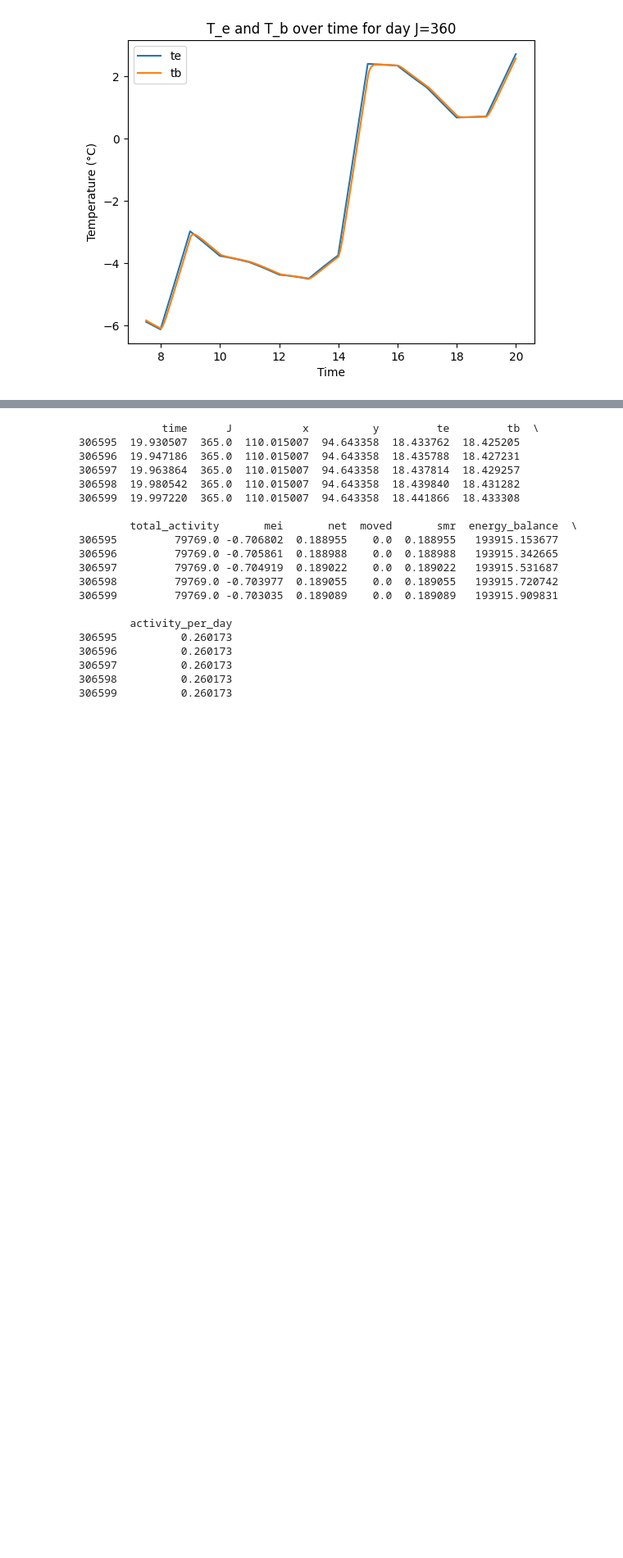
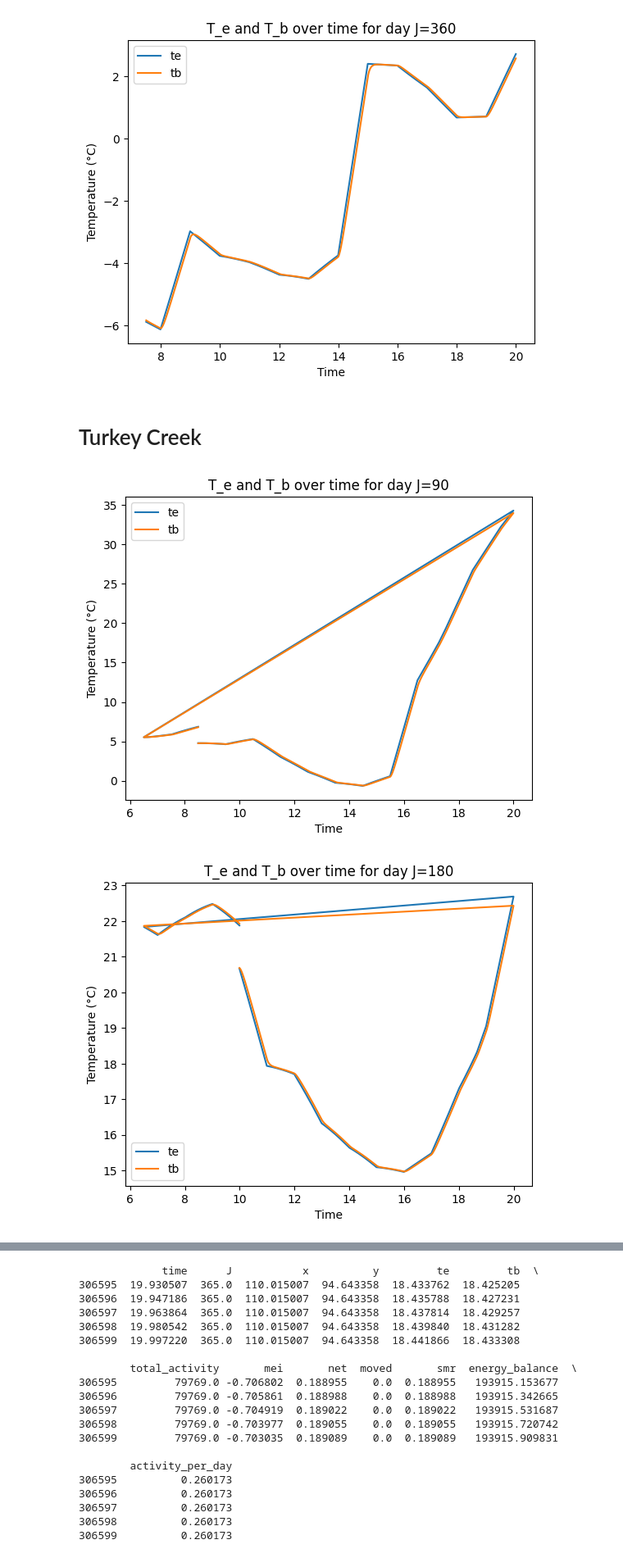
Before and after one commit to laurenneel/energetics-model, a Jupyter notebook: summarizing_data.ipynb, the cells around one changed output, grey strips where cells are left out. Shown at 82% size. Drawn from its saved outputs; the diff is of its cells as text; code cells hidden in the pictures; blank space fills up the shorter version.

```diff
--- a/summarizing_data.ipynb
+++ b/summarizing_data.ipynb
@@ -181,30 +181,34 @@ Rustler Park
 [figure]
 [figure]
 # %%
-#from IPython.core.display import display, HTML
-#display(HTML('<h1> Turkey Creek </h1>'))
-#
-#
-## create a line plot with time (minute) on the x-axis and te and tb on the y-axis
-#TC_df90.plot(x='time', y=['te', 'tb'])
-#plt.title('T_e and T_b over time for day J=90')
-#plt.xlabel('Time')
-#plt.ylabel('Temperature (°C)')
-#plt.show()
-#TC_df180.plot(x='time', y=['te', 'tb'])
-#plt.title('T_e and T_b over time for day J=180')
-#plt.xlabel('Time')
-#plt.ylabel('Temperature (°C)')
-#
-#TC_df270.plot(x='time', y=['te', 'tb'])
-#plt.title('T_e and T_b over time for day J=270')
-#plt.xlabel('Time')
-#plt.ylabel('Temperature (°C)')
-#
-#TC_df360.plot(x='time', y=['te', 'tb'])
-#plt.title('T_e and T_b over time for day J=360')
-#plt.xlabel('Time')
-#plt.ylabel('Temperature (°C)')
-#
-## show the plot
-#plt.show()
+from IPython.core.display import display, HTML
+display(HTML('<h1> Turkey Creek </h1>'))
+
+
+# create a line plot with time (minute) on the x-axis and te and tb on the y-axis
+TC_df90.plot(x='time', y=['te', 'tb'])
+plt.title('T_e and T_b over time for day J=90')
+plt.xlabel('Time')
+plt.ylabel('Temperature (°C)')
+plt.show()
+TC_df180.plot(x='time', y=['te', 'tb'])
+plt.title('T_e and T_b over time for day J=180')
+plt.xlabel('Time')
+plt.ylabel('Temperature (°C)')
+
+TC_df270.plot(x='time', y=['te', 'tb'])
+plt.title('T_e and T_b over time for day J=270')
+plt.xlabel('Time')
+plt.ylabel('Temperature (°C)')
+
+TC_df360.plot(x='time', y=['te', 'tb'])
+plt.title('T_e and T_b over time for day J=360')
+plt.xlabel('Time')
+plt.ylabel('Temperature (°C)')
+
+# show the plot
+plt.show()
+# %% [output]
+Turkey Creek
+[figure, added]
+[figure, added]
```
Also changed, not shown: parts of 1 cell of this notebook, 3 other files.
